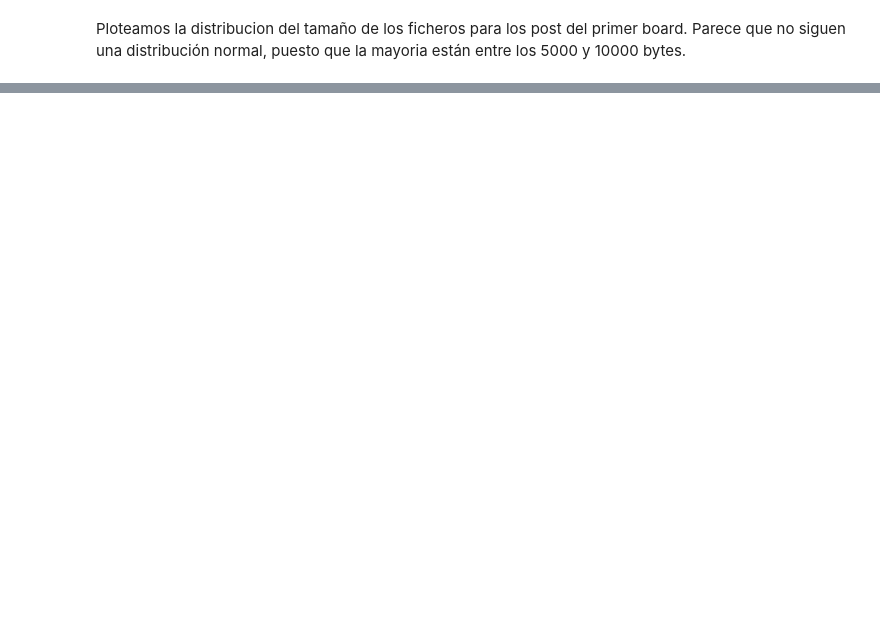
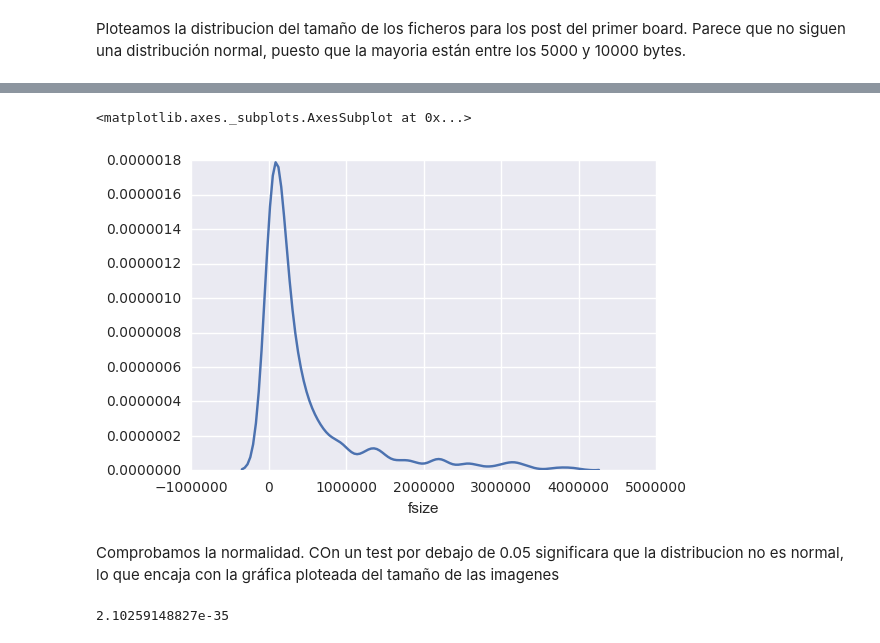
Before and after one commit to amarino5/Master-BigData-CIFF-2016, a Jupyter notebook: entornos-DS-python/Prueba evaluacion 2 - JSON treatment.ipynb, the cells around one changed output, grey strips where cells are left out. Cells and saved outputs as stored; diff of their text form; code cells hidden in the pictures; blank space fills up the shorter version.

Commit message:
Prueba evaluacion 2 - JSON treatment incluyendo prueba de normalidad

```diff
--- a/entornos-DS-python/Prueba evaluacion 2 - JSON treatment.ipynb
+++ b/entornos-DS-python/Prueba evaluacion 2 - JSON treatment.ipynb
@@ -173,0 +171,13 @@ plt.xlabel('File size in bytes')
+# %%
+sns.distplot(dfplot["fsize"], hist=False, rug=False)
+# %% [output]
+<matplotlib.axes._subplots.AxesSubplot at 0x...>
+[figure, added]
+# %% [markdown]
+Comprobamos la normalidad. COn un test por debajo de 0.05 significara que la distribucion no es normal, lo que encaja con la gráfica ploteada del tamaño de las imagenes
+# %%
+from scipy.stats.mstats import normaltest  #Estudiamos si la distribucion es normal o no.
+_, pval1 = normaltest(dfplot["fsize"])
+print pval1
+# %% [output]
+2.10259148827e-35
```
Also changed, not shown: parts of 8 cells of this notebook.
